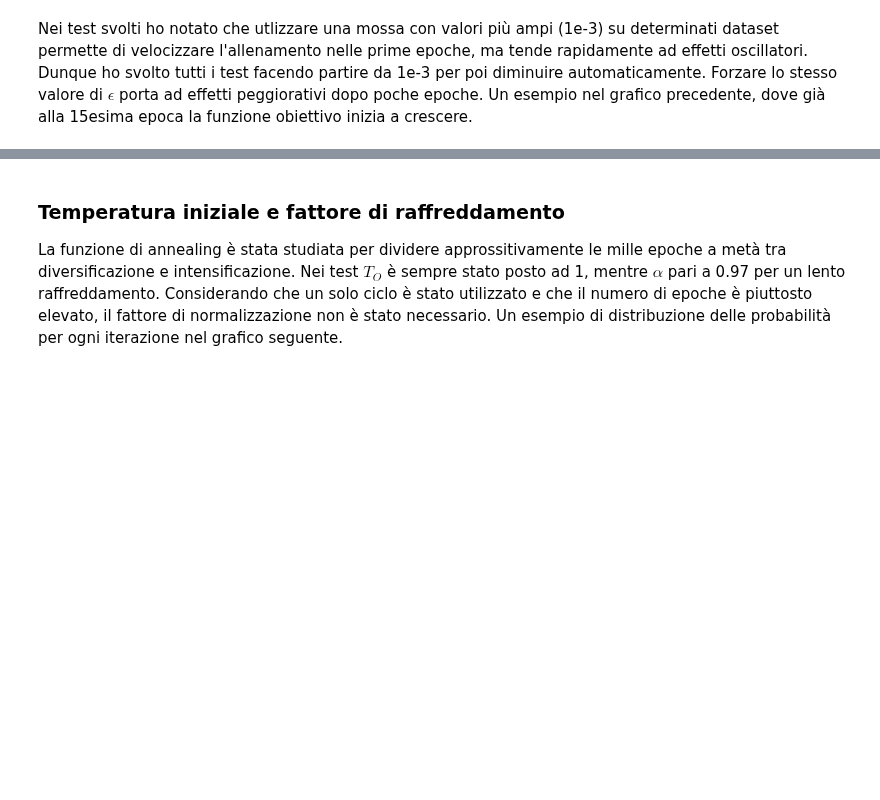
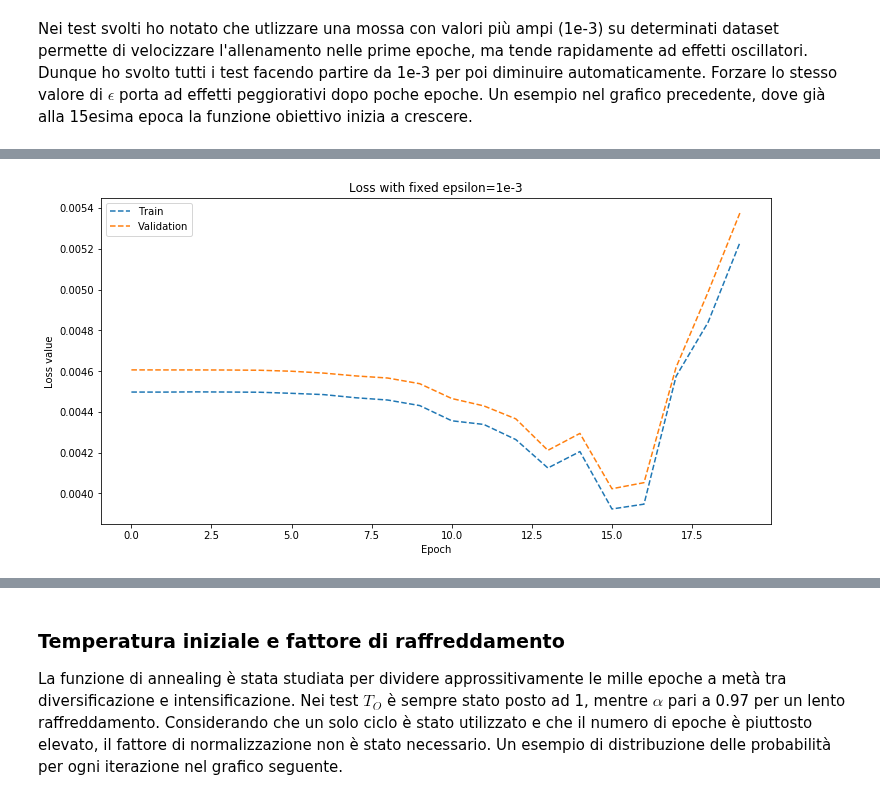
Before and after one commit to strin-matey/thesis, a Jupyter notebook: notebooks/sa/SimulatedAnnealingFinal.ipynb, the cells around one changed output, grey strips where cells are left out. Drawn from its saved outputs; the diff is of its cells as text; code cells hidden in the pictures; blank space fills up the shorter version.

```diff
--- a/notebooks/sa/SimulatedAnnealingFinal.ipynb
+++ b/notebooks/sa/SimulatedAnnealingFinal.ipynb
@@ -199,5 +200,5 @@ ax.legend()
 plt.title('Loss with fixed epsilon=1e-3')
 plt.xlabel('Epoch')
 plt.ylabel('Loss value')
-mpld3.display()
+plt.show()
 # %% [output]
@@ -205,2 +205,3 @@ mpld3.display()
+[figure, added]
 # %% [markdown]
 ### Bound
```
Also changed, not shown: parts of 19 cells of this notebook.
